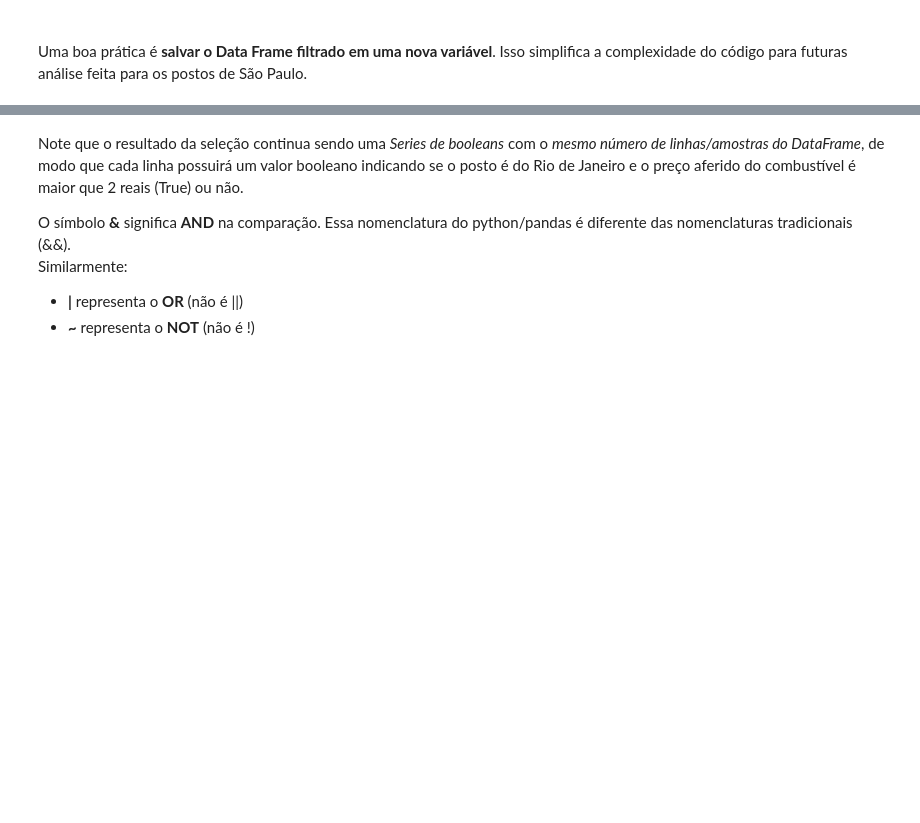
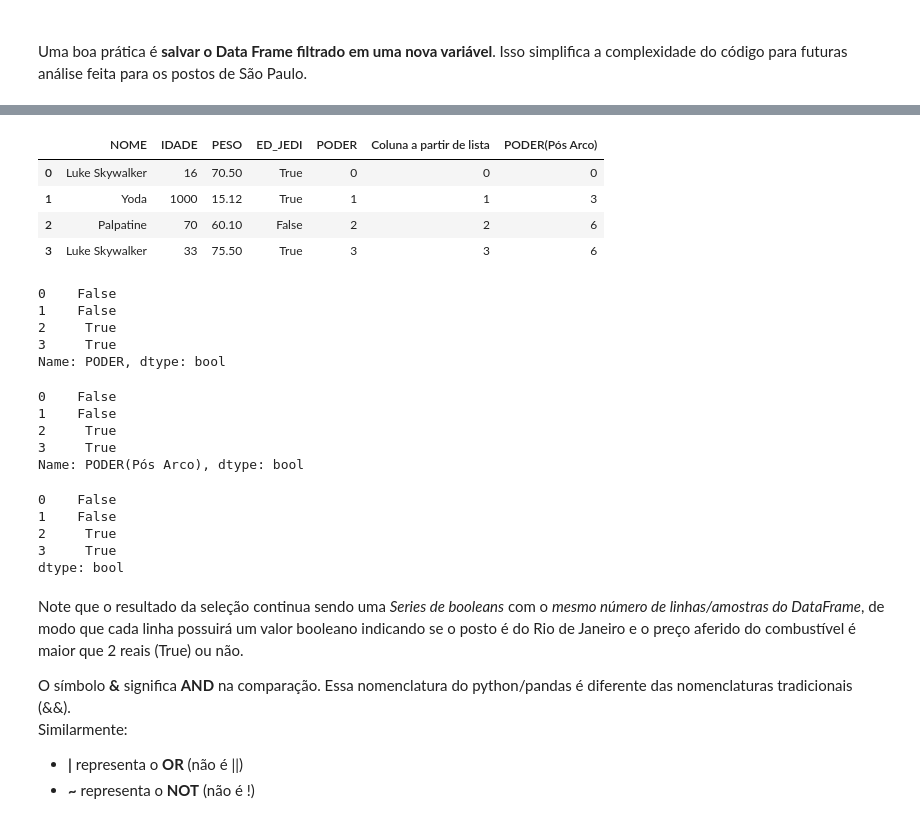
Before and after one commit to JairCipriano/projeto_machine_learning, a Jupyter notebook: projeto_pandas/manipulacao_de_dados_codigo_base.ipynb, the cells around one changed output, grey strips where cells are left out. Saved outputs shown, nothing was run; the diff lists cells and outputs as text; code cells hidden in the pictures; blank space fills up the shorter version.

```diff
--- a/projeto_pandas/manipulacao_de_dados_codigo_base.ipynb
+++ b/projeto_pandas/manipulacao_de_dados_codigo_base.ipynb
@@ -799,3 +917,39 @@ Uma boa prática é **salvar o Data Frame filtrado em uma nova variável**. Isso
+# %%
+personagens_df
+# %% [output]
+|  | NOME | IDADE | PESO | ED_JEDI | PODER | Coluna a partir de lista | PODER(Pós Arco) |
+| 0 | Luke Skywalker | 16 | 70.50 | True | 0 | 0 | 0 |
+| 1 | Yoda | 1000 | 15.12 | True | 1 | 1 | 3 |
+| 2 | Palpatine | 70 | 60.10 | False | 2 | 2 | 6 |
+| 3 | Luke Skywalker | 33 | 75.50 | True | 3 | 3 | 6 |
+# %%
+personagens_df['PODER'] > 1
+# %% [output]
+0    False
+1    False
+2     True
+3     True
+Name: PODER, dtype: bool
+# %%
+#Personagens com o PODER(Pós Arco) igual a 6
+personagens_df['PODER(Pós Arco)'] == 6
+# %% [output]
+0    False
+1    False
+2     True
+3     True
+Name: PODER(Pós Arco), dtype: bool
+# %%
+#Juntei as dus operações com o operador '&' que é 'and'
+select = (personagens_df['PODER'] > 1 ) & (personagens_df['PODER(Pós Arco)'] == 6)
+
+select
+# %% [output]
+0    False
+1    False
+2     True
+3     True
+dtype: bool
 # %% [markdown]
 Note que o resultado da seleção continua sendo uma _Series de booleans_ com o _mesmo número de linhas/amostras do DataFrame_, de modo que cada linha possuirá um valor booleano indicando se o posto é do Rio de Janeiro e o preço aferido do combustível é maior que 2 reais (True) ou não.
 
```
Also changed, not shown: parts of 31 cells of this notebook, 1 other file.
